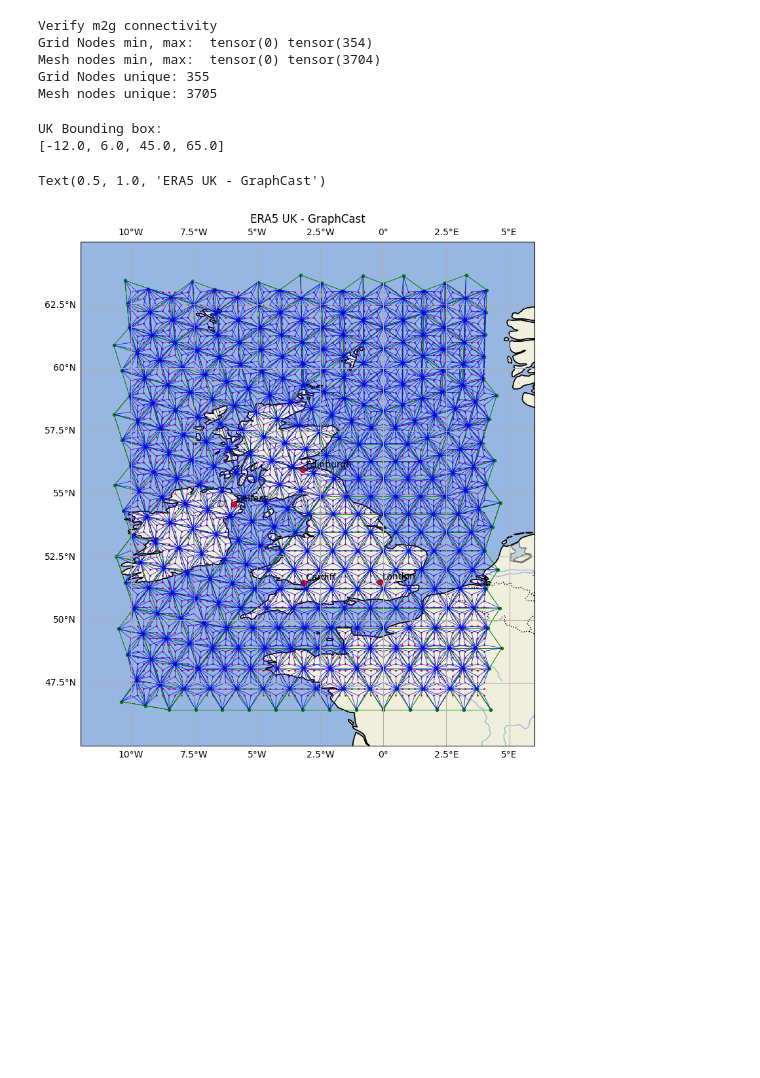
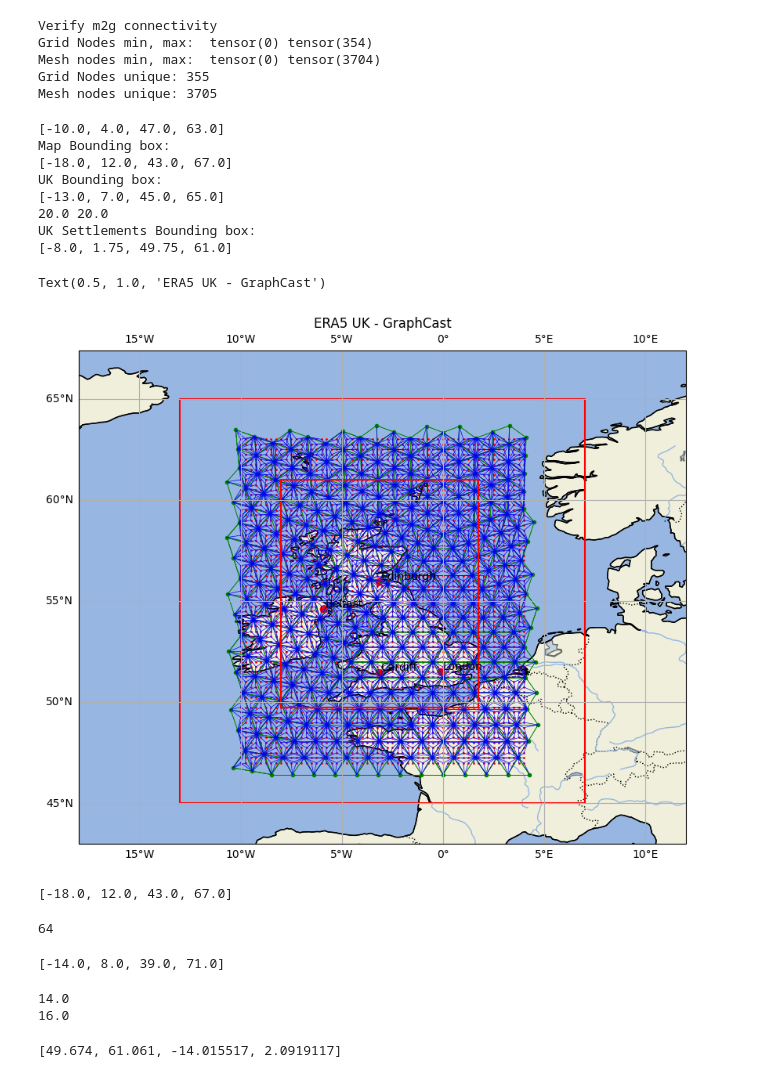
Before and after one commit to bet20ICL/neural-lam, a Jupyter notebook: notebooks/plot_map.ipynb, the cells around one changed output. Cells and saved outputs as stored; diff of their text form; code cells hidden in the pictures; blank space fills up the shorter version.

```diff
--- a/notebooks/plot_map.ipynb
+++ b/notebooks/plot_map.ipynb
@@ -13,6 +13,8 @@ import numpy as np
 import torch
 # %% [markdown]
 # Overlay Mesh Graph on UK Map
+# %%
+proj = ccrs.PlateCarree()
 # %%
 def add_geo_features(ax):
     ax.add_feature(cfeature.BORDERS, linestyle=':')
@@ -122,13 +148,16 @@ Grid Nodes unique: 355
 Mesh nodes unique: 3705
 # %%
 # Create a map with PlateCarree projection
-fig, ax = plt.subplots(figsize=(10, 10), subplot_kw={'projection': ccrs.PlateCarree()})
+fig, ax = plt.subplots(figsize=(10, 10), subplot_kw={'projection': proj})
 
 # Set the extent to focus on the UK
 lon, lat = grid_xy
-uk_extent = [lon.min() - 2, lon.max() + 2, lat.min() - 2, lat.max() + 2]
+uk_extent = [lon.min(), lon.max(), lat.min(), lat.max()]
+print(uk_extent)
+# uk_extent = [lon.min() - 2, lon.max() + 2, lat.min() - 2, lat.max() + 2]
+uk_extent = [lon.min() - 8, lon.max() + 8, lat.min() - 4, lat.max() + 4]
 ax.set_extent(uk_extent)
-print("UK Bounding box:")
+print("Map Bounding box:")
 print(uk_extent)
 
 # Add geographical features
@@ -140,32 +169,72 @@ cities = {
     'Edinburgh': (-3.1883, 55.9533),
     'Cardiff': (-3.1791, 51.4816),
     'Belfast': (-5.9301, 54.5973)
 }
 add_cities(ax, cities)
 
 # Add grid nodes
 grid_points(ax, grid_xy)
 
 # Add mesh nodes
 mesh_points(ax, mesh_pos)
 
 # Add m2m edges
 m2m_edges(ax, mesh_pos, edge_set)
 
 # Add g2m edges
 g2m_edges(ax, grid_xy, mesh_pos, g2m_edge_set)
 
 # Add m2g edges
 # m2g_edges(ax, grid_xy, mesh_pos, m2g_edge_set)
 
+# small_uk = [-14.015517, 2.0919117, 49.674, 61.061]
+small_uk = [lon.min() - 3, lon.max() + 3, lat.min() - 2, lat.max() + 2]
+print("UK Bounding box:")
+print(small_uk)
+print(small_uk[1] - small_uk[0], small_uk[3] - small_uk[2])
+bounding_box(ax, small_uk)
+
+uk_settlments = [-8.00, 1.75, 49.75, 61.00]
+print("UK Settlements Bounding box:")
+print(uk_settlments)
+bounding_box(ax, uk_settlments)
+
 # Add gridlines
 gl = ax.gridlines(draw_labels=True)
 gl.top_lables = False
 gl.right_labels = False
 
 plt.title('ERA5 UK - GraphCast')
 # %% [output]
+[-10.0, 4.0, 47.0, 63.0]
+Map Bounding box:
+[-18.0, 12.0, 43.0, 67.0]
 UK Bounding box:
-[-12.0, 6.0, 45.0, 65.0]
+[-13.0, 7.0, 45.0, 65.0]
+20.0 20.0
+UK Settlements Bounding box:
+[-8.0, 1.75, 49.75, 61.0]
 Text(0.5, 1.0, 'ERA5 UK - GraphCast')
-[figure, old version]
+[figure, new version]
+# %%
+uk_extent
+# %% [output]
+[-18.0, 12.0, 43.0, 67.0]
+# %%
+(18 - 2) * 4
+# %% [output]
+64
+# %%
+[lon.min() - 4, lon.max() + 4, lat.min() - 8, lat.max() + 8]
+# %% [output]
+[-14.0, 8.0, 39.0, 71.0]
+# %%
+print(lon.max() - lon.min())
+print(lat.max() - lat.min())
+# %% [output]
+14.0
+16.0
+# %%
+[float(i) for i in ["49.6740000","61.0610000","-14.0155170","2.0919117"]]
+# %% [output]
+[49.674, 61.061, -14.015517, 2.0919117]
```
Also changed, not shown: parts of 3 cells of this notebook, 3 other files.
